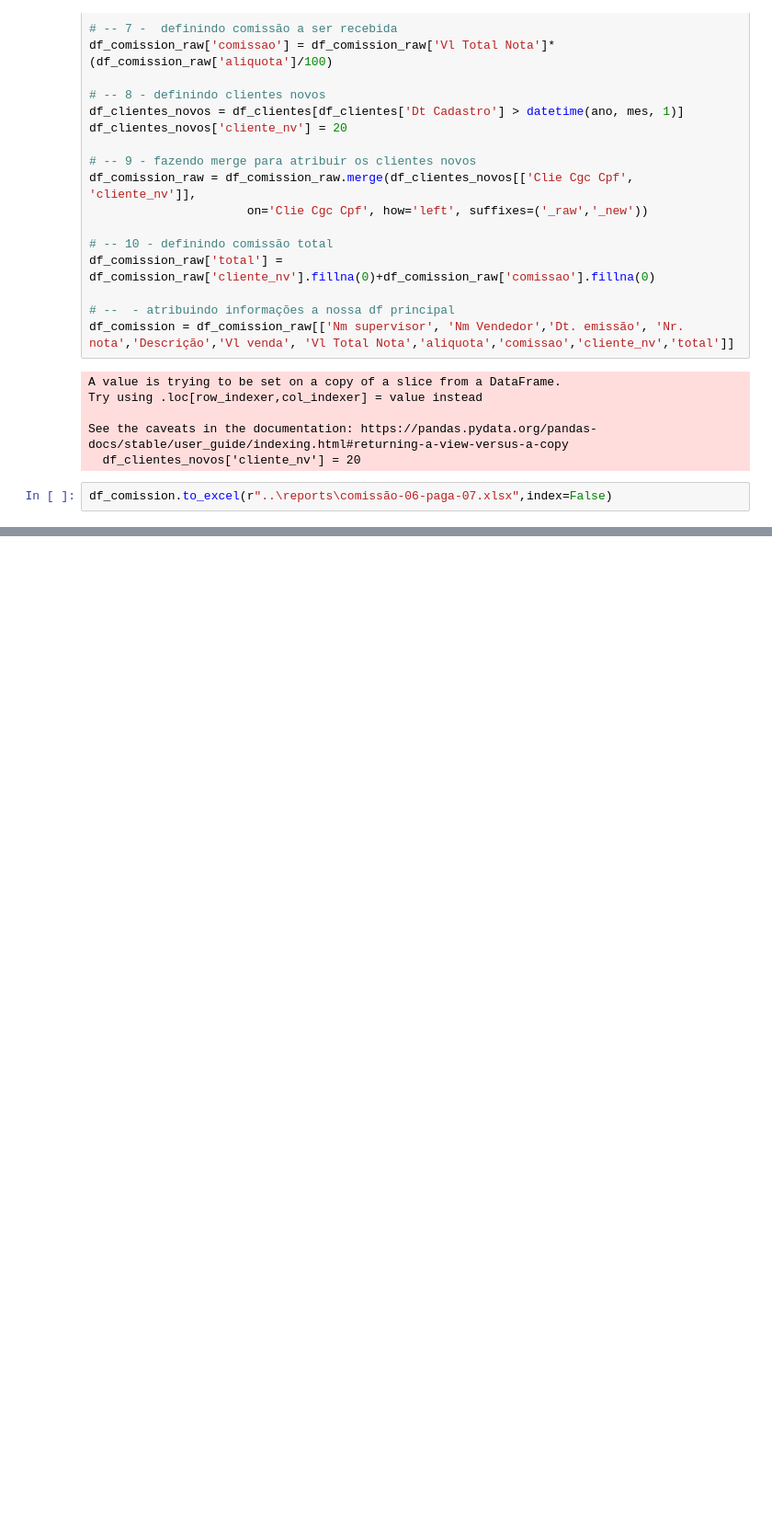
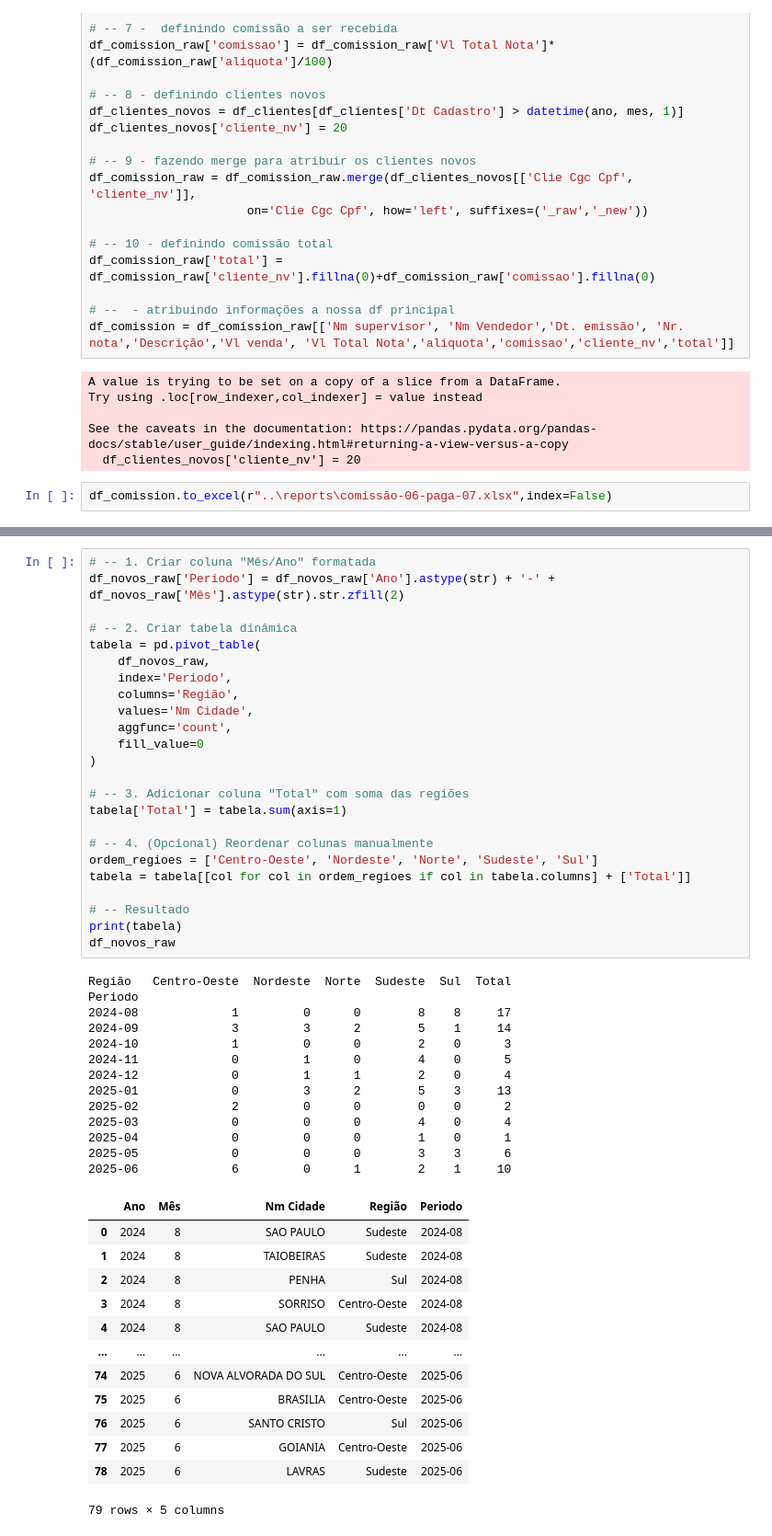
Before and after one commit to kauebdev/Relatorios_faturamento_Masquerade, a Jupyter notebook: Notebooks/main.ipynb, the cells around one changed output, grey strips where cells are left out. Shown at 92% size. Cells and saved outputs as stored; diff of their text form; blank space fills up the shorter version.

```diff
--- a/Notebooks/main.ipynb
+++ b/Notebooks/main.ipynb
@@ -290,0 +360,51 @@ df_comission.to_excel(r"..\reports\comissão-06-paga-07.xlsx",index=False)
+# %%
+# -- 1. Criar coluna "Mês/Ano" formatada
+df_novos_raw['Periodo'] = df_novos_raw['Ano'].astype(str) + '-' + df_novos_raw['Mês'].astype(str).str.zfill(2)
+
+# -- 2. Criar tabela dinâmica
+tabela = pd.pivot_table(
+    df_novos_raw,
+    index='Periodo',
+    columns='Região',
+    values='Nm Cidade',
+    aggfunc='count',
+    fill_value=0
+)
+
+# -- 3. Adicionar coluna "Total" com soma das regiões
+tabela['Total'] = tabela.sum(axis=1)
+
+# -- 4. (Opcional) Reordenar colunas manualmente
+ordem_regioes = ['Centro-Oeste', 'Nordeste', 'Norte', 'Sudeste', 'Sul']
+tabela = tabela[[col for col in ordem_regioes if col in tabela.columns] + ['Total']]
+
+# -- Resultado
+print(tabela)
+df_novos_raw
+# %% [output]
+Região   Centro-Oeste  Nordeste  Norte  Sudeste  Sul  Total
+Periodo
+2024-08             1         0      0        8    8     17
+2024-09             3         3      2        5    1     14
+2024-10             1         0      0        2    0      3
+2024-11             0         1      0        4    0      5
+2024-12             0         1      1        2    0      4
+2025-01             0         3      2        5    3     13
+2025-02             2         0      0        0    0      2
+2025-03             0         0      0        4    0      4
+2025-04             0         0      0        1    0      1
+2025-05             0         0      0        3    3      6
+2025-06             6         0      1        2    1     10
+|  | Ano | Mês | Nm Cidade | Região | Periodo |
+| 0 | 2024 | 8 | SAO PAULO | Sudeste | 2024-08 |
+| 1 | 2024 | 8 | TAIOBEIRAS | Sudeste | 2024-08 |
+| 2 | 2024 | 8 | PENHA | Sul | 2024-08 |
+| 3 | 2024 | 8 | SORRISO | Centro-Oeste | 2024-08 |
+| 4 | 2024 | 8 | SAO PAULO | Sudeste | 2024-08 |
+| ... | ... | ... | ... | ... | ... |
+| 74 | 2025 | 6 | NOVA ALVORADA DO SUL | Centro-Oeste | 2025-06 |
+| 75 | 2025 | 6 | BRASILIA | Centro-Oeste | 2025-06 |
+| 76 | 2025 | 6 | SANTO CRISTO | Sul | 2025-06 |
+| 77 | 2025 | 6 | GOIANIA | Centro-Oeste | 2025-06 |
+| 78 | 2025 | 6 | LAVRAS | Sudeste | 2025-06 |
+79 rows × 5 columns
```
Also changed, not shown: parts of 6 cells of this notebook.
